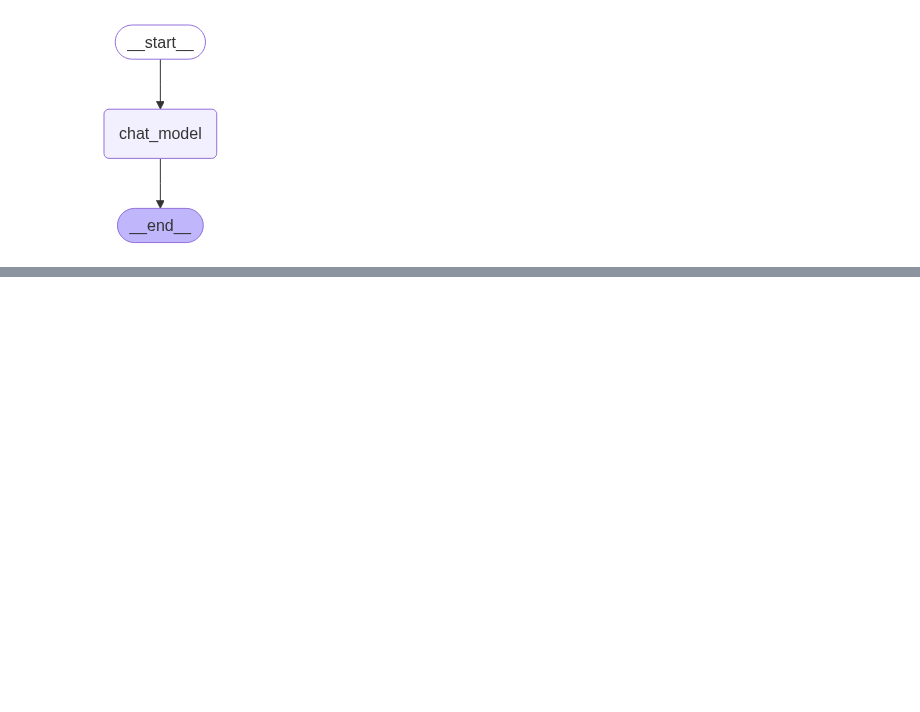
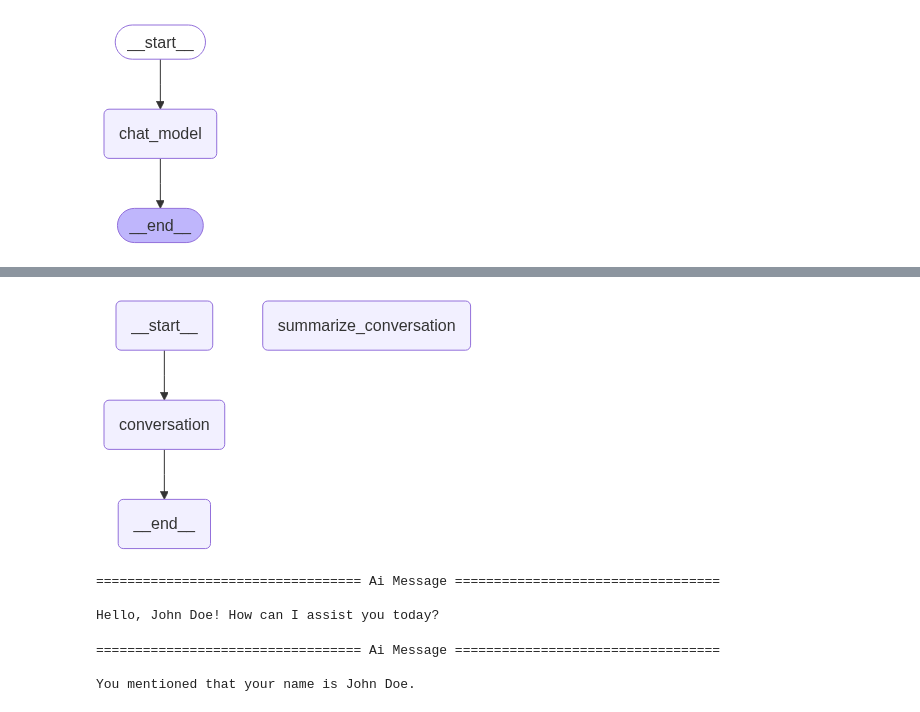
Before and after one commit to DeconvFFT/Langgraph-foundations, a Jupyter notebook: module2/module-2.ipynb, the cells around one changed output, grey strips where cells are left out. Saved outputs shown, nothing was run; the diff lists cells and outputs as text; code cells hidden in the pictures; blank space fills up the shorter version.

Commit message:
added ability to summmarize conversations

```diff
--- a/module2/module-2.ipynb
+++ b/module2/module-2.ipynb
@@ -363,0 +372,8 @@ The orcas' wide distribution and adaptability make them one of the most versatil
+# %%
+from langchain_core.messages import AnyMessage,BaseMessage
+from pydantic import BaseModel, Field
+from typing import List,Sequence
+from langgraph.graph.message import add_messages
+class State(BaseModel):
+    messages:  Annotated[List[AnyMessage], add_messages]= Field(description="List of messages between agent and user")
+    summary: str = Field(description="Summary of the message history so far")
@@ -363,0 +422,15 @@ The orcas' wide distribution and adaptability make them one of the most versatil
+# %%
+from langgraph.graph import END
+def should_continue(state:State):
+    """
+    Return to the next node to execute
+
+    Args:
+        state (State): Current state of the graph
+    """
+    messages = state.model_dump()["messages"]
+    if len(messages)>6: # summarize conversaiton if we have >6 messages
+        return "summarize_conversation"
+
+    # otherwise we can just end it
+    return END
@@ -363,0 +441,45 @@ The orcas' wide distribution and adaptability make them one of the most versatil
+# %%
+# Building graph with MemorySaver checkpointer
+from IPython.display import Image, display
+from langgraph.checkpoint.memory import MemorySaver
+from langgraph.graph import StateGraph, START
+
+# build graph
+workflow = StateGraph(State)
+# add nodes
+workflow.add_node("conversation", call_model)
+workflow.add_node(summarize_conversation)
+# add edges
+workflow.add_edge(START, "conversation")
+workflow.add_conditional_edges("conversation", should_continue)
+workflow.add_edge("summarize_conversation", END)
+# add memory
+memory = MemorySaver()
+graph = workflow.compile(checkpointer=memory)
+#display
+display(Image(graph.get_graph().draw_mermaid_png()))
+# %% [output]
+[figure, added]
+# %%
+# create a thread
+from pprint import pprint
+config = {"configurable":{"thread_id":1}}
+
+# start conversation
+input_message = HumanMessage(content="Hi! I am John Doe")
+output = graph.invoke({"messages":[input_message], "summary": ""}, config=config)
+for m in output["messages"][-1:]:
+    m.pretty_print()
+# %% [output]
+================================== Ai Message ==================================
+
+Hello, John Doe! How can I assist you today?
+# %%
+input_message = HumanMessage(content="What is my name?")
+output = graph.invoke({"messages":[input_message], "summary":""}, config=config)
+for m in output["messages"][-1:]:
+    m.pretty_print()
+# %% [output]
+================================== Ai Message ==================================
+
+You mentioned that your name is John Doe.
```
Also changed, not shown: parts of 9 cells of this notebook.
